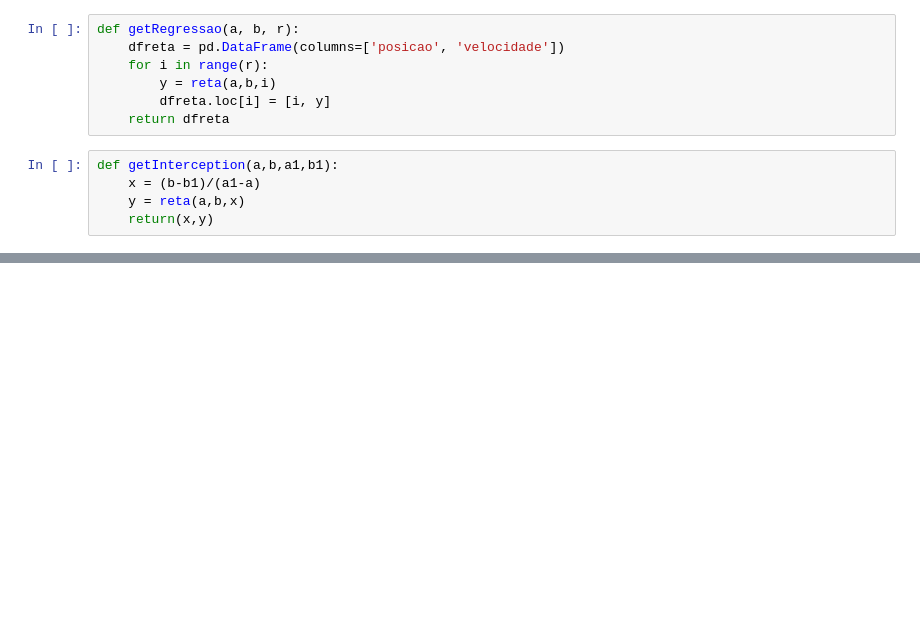
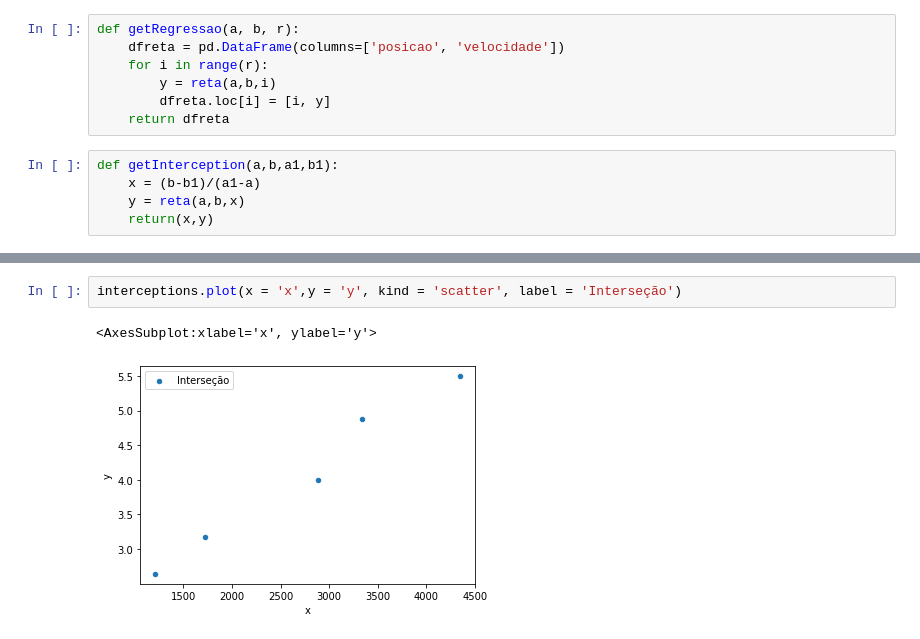
Before and after one commit to jpspm/Ball-analysis, a Jupyter notebook: analise.ipynb, the cells around one changed output, grey strips where cells are left out. Saved outputs shown, nothing was run; the diff lists cells and outputs as text; blank space fills up the shorter version.

```diff
--- a/analise.ipynb
+++ b/analise.ipynb
@@ -165,0 +157,5 @@ for i in range(len(retas1)):
+# %%
+interceptions.plot(x = 'x',y = 'y', kind = 'scatter', label = 'Interseção')
+# %% [output]
+<AxesSubplot:xlabel='x', ylabel='y'>
+[figure, added]
```
Also changed, not shown: parts of 17 cells of this notebook.
